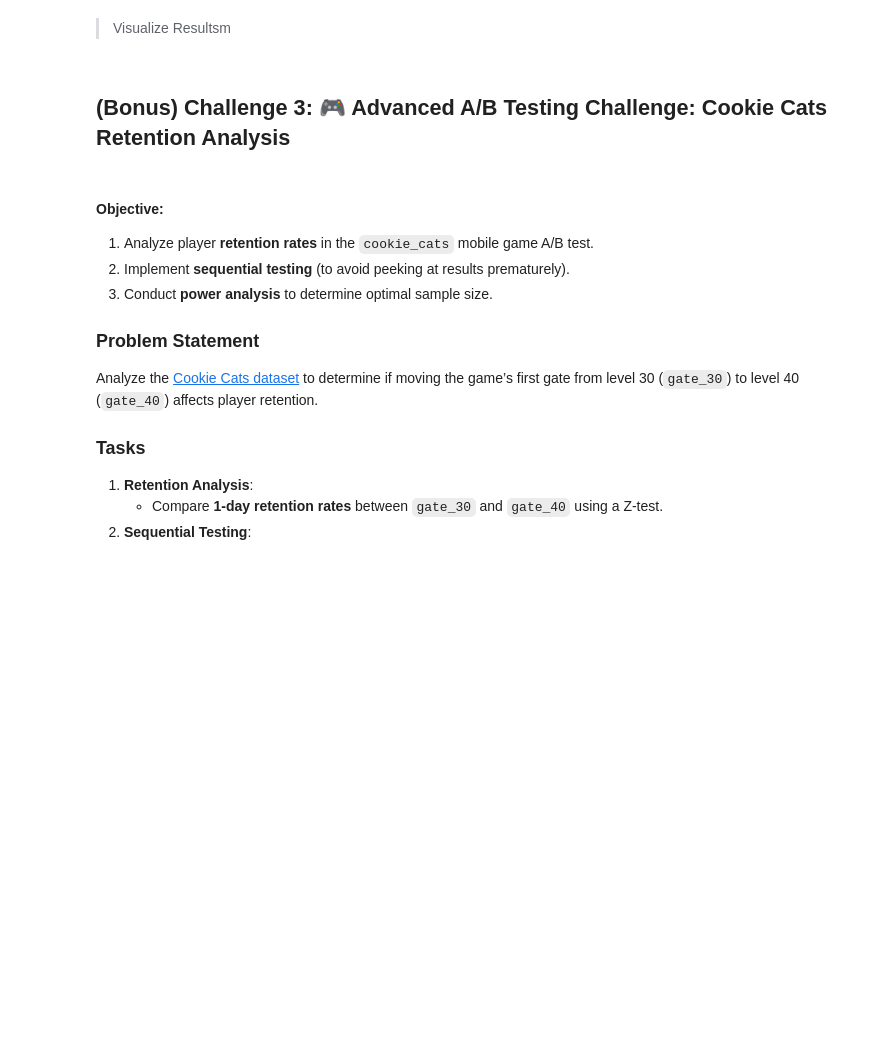
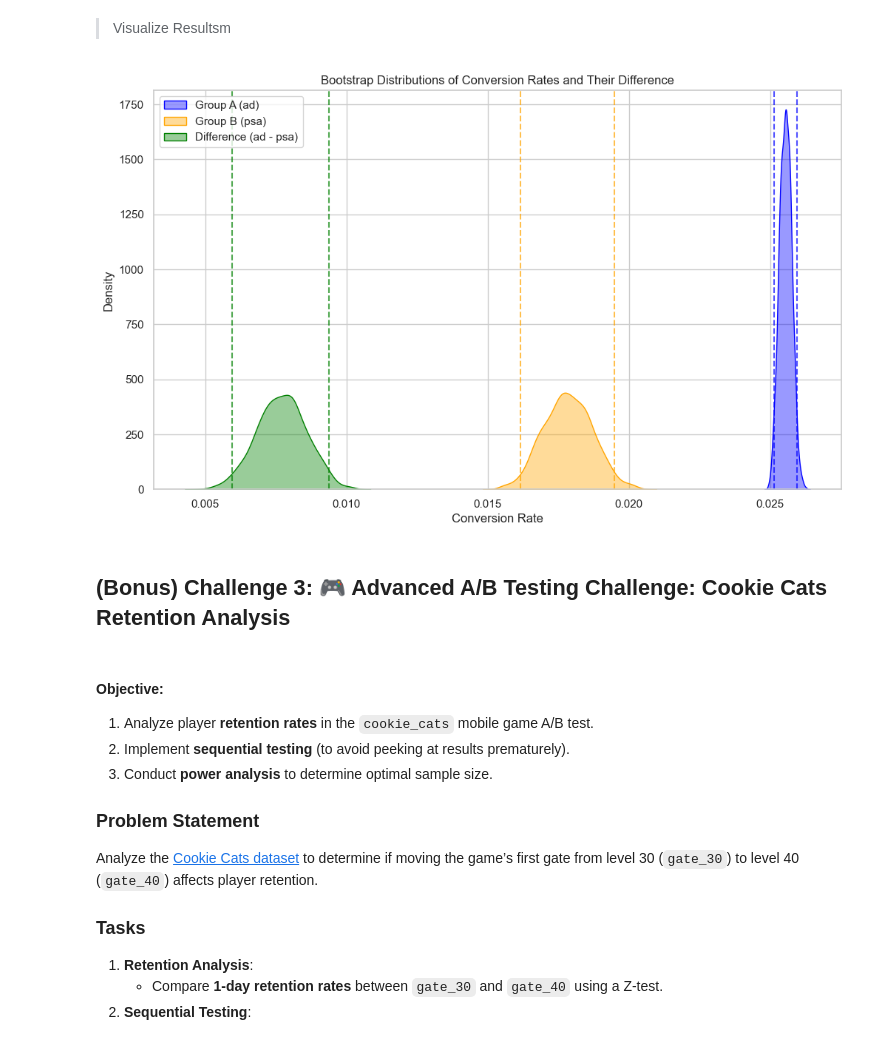
Before and after one commit to martijnooo/lab-intro-to-ab-testing, a Jupyter notebook: your-code/main.ipynb, the cells around one changed output. Cells and saved outputs as stored; diff of their text form; code cells hidden in the pictures; blank space fills up the shorter version.

```diff
--- a/your-code/main.ipynb
+++ b/your-code/main.ipynb
@@ -140,3 +223,6 @@ data = pd.read_csv("./data/marketing_AB.csv")  # Download from Kaggle first!
 # %%
-# TODO
 # Insert your code HERE
+n=1000
+sample_size = 50
+
+population = data["converted"]
@@ -143,8 +258,30 @@ data = pd.read_csv("./data/marketing_AB.csv")  # Download from Kaggle first!
 # %% [markdown]
 >Visualize Resultsm
 # %%
-# TODO
-# Insert your code HERE
+# Set style
+sns.set(style="whitegrid")
+
+plt.figure(figsize=(12, 7))
+
+# Plot bootstrapped conversion rates
+sns.kdeplot(ad_boot, label='Group A (ad)', fill=True, color='blue', alpha=0.4)
+sns.kdeplot(psa_boot, label='Group B (psa)', fill=True, color='orange', alpha=0.4)
+
+# Plot difference in conversion rates
+sns.kdeplot(diff_boot, label='Difference (ad - psa)', fill=True, color='green', alpha=0.4)
+
+# Mark confidence intervals with vertical lines
+for ci, color, label in zip([ad_ci, psa_ci, diff_ci], ['blue', 'orange', 'green'], ['ad CI', 'psa CI', 'diff CI']):
+    plt.axvline(ci[0], color=color, linestyle='--', alpha=0.7)
+    plt.axvline(ci[1], color=color, linestyle='--', alpha=0.7)
+
+plt.title('Bootstrap Distributions of Conversion Rates and Their Difference')
+plt.xlabel('Conversion Rate')
+plt.ylabel('Density')
+plt.legend()
+plt.show()
+# %% [output]
+[figure, added]
 # %% [markdown]
 ## (Bonus) Challenge 3: 🎮 Advanced A/B Testing Challenge: Cookie Cats Retention Analysis
 # %% [markdown]
```
Also changed, not shown: parts of 37 cells of this notebook.
